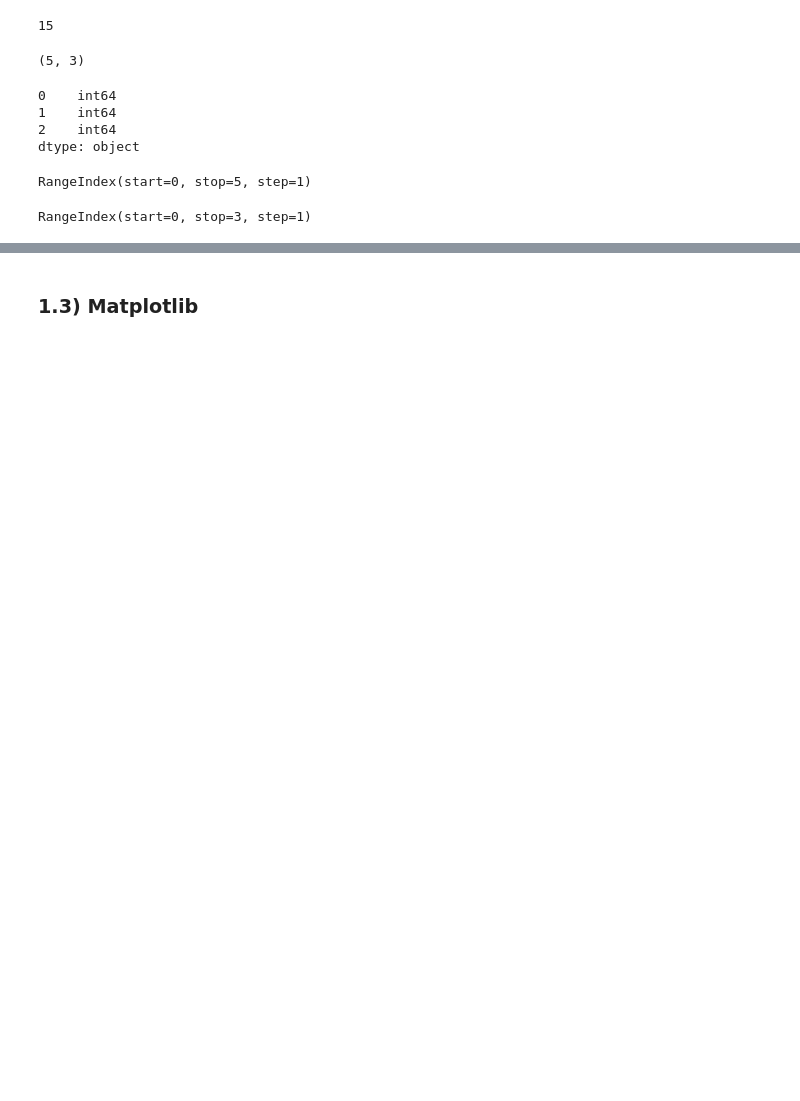
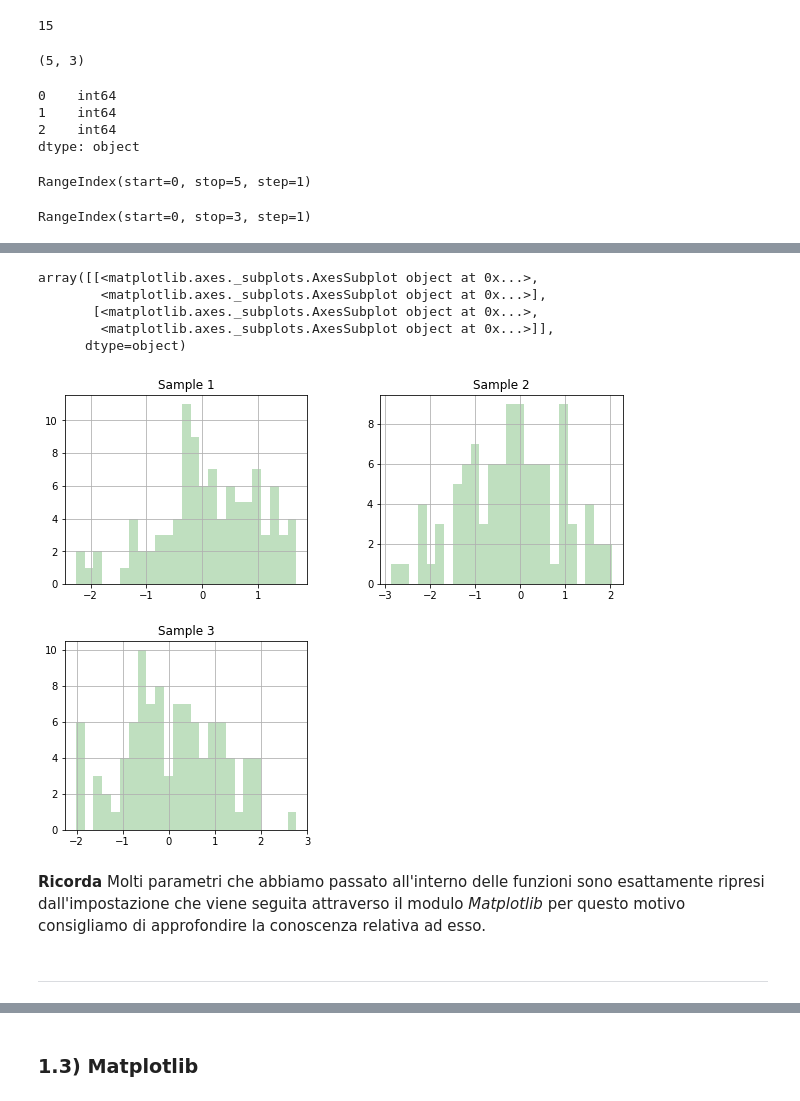
Before and after one commit to simonelucchesi/Python_room, a Jupyter notebook: Python room 2 .ipynb, the cells around one changed output, grey strips where cells are left out. Drawn from its saved outputs; the diff is of its cells as text; code cells hidden in the pictures; blank space fills up the shorter version.

```diff
--- a/Python room 2 .ipynb
+++ b/Python room 2 .ipynb
@@ -165,0 +554,13 @@ RangeIndex(start=0, stop=3, step=1)
+# %%
+random_df.hist(alpha = 0.25, color = "g", grid = True, bins = 25, figsize  = (10,8))
+# %% [output]
+array([[<matplotlib.axes._subplots.AxesSubplot object at 0x...>,
+        <matplotlib.axes._subplots.AxesSubplot object at 0x...>],
+       [<matplotlib.axes._subplots.AxesSubplot object at 0x...>,
+        <matplotlib.axes._subplots.AxesSubplot object at 0x...>]],
+      dtype=object)
+[figure, added]
+# %% [markdown]
+**Ricorda** Molti parametri che abbiamo passato all'interno delle funzioni sono esattamente ripresi dall'impostazione che viene seguita attraverso il modulo _Matplotlib_ per questo motivo consigliamo di approfondire la conoscenza relativa ad esso.
+# %% [markdown]
+---
```
Also changed, not shown: parts of 121 cells of this notebook.
